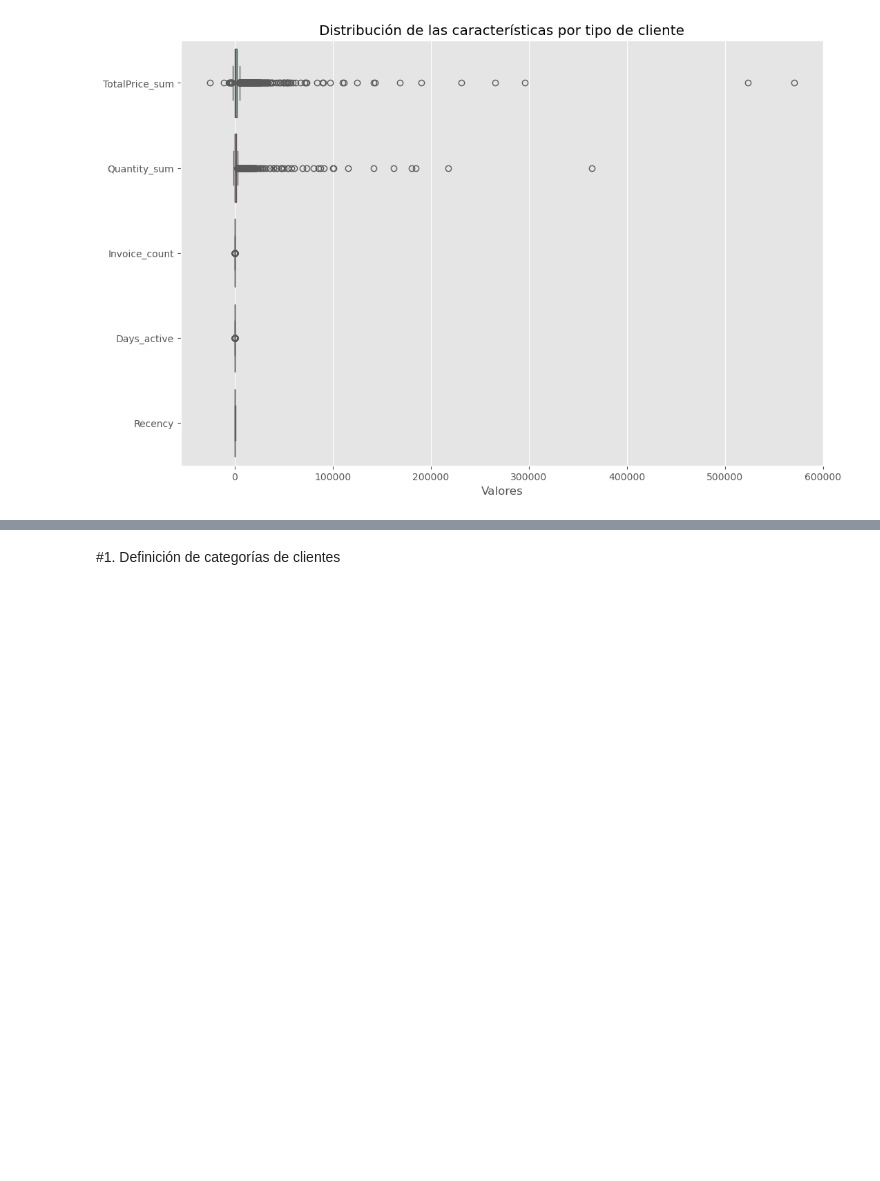
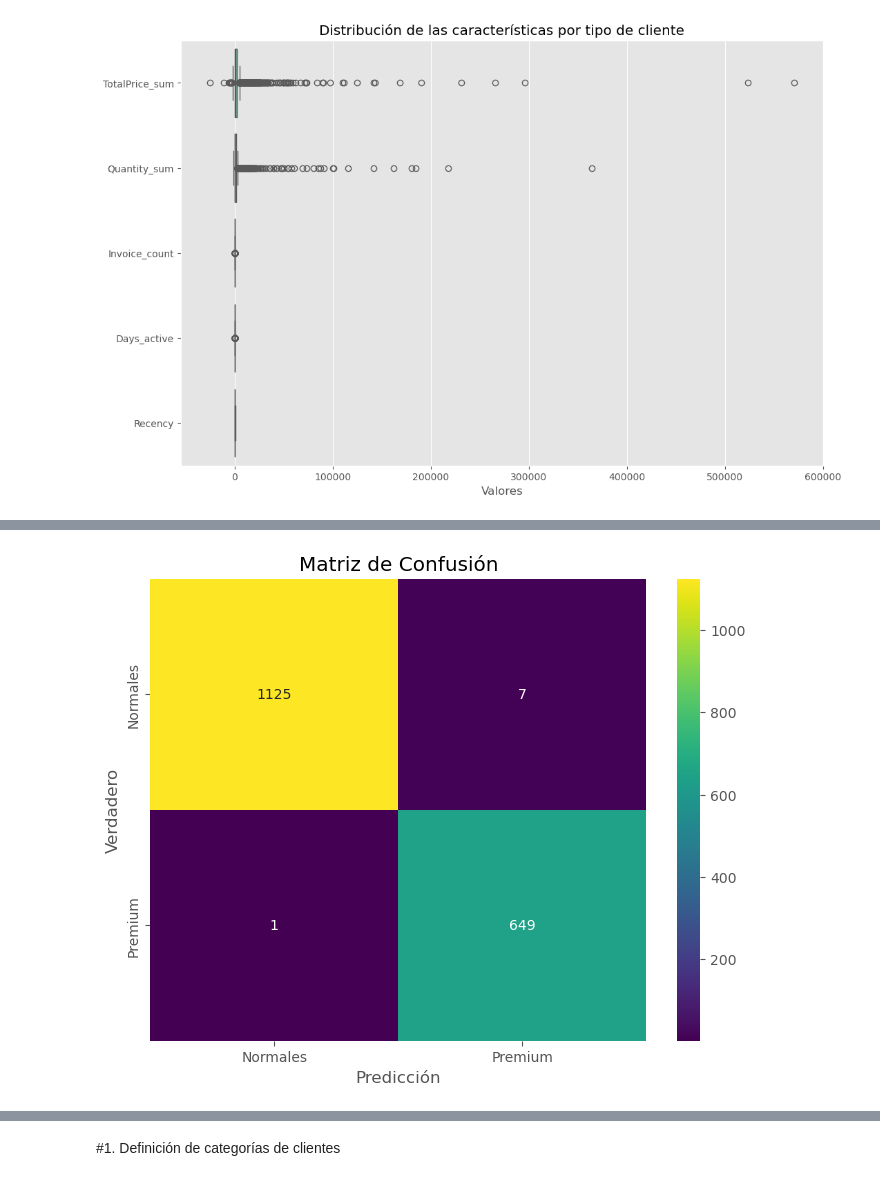
Before and after one commit to Pato66661/Ciencia_Datos_T2, a Jupyter notebook: Taller_Online_Retail.ipynb, the cells around one changed output, grey strips where cells are left out. Saved outputs shown, nothing was run; the diff lists cells and outputs as text; code cells hidden in the pictures; blank space fills up the shorter version.

Commit message:
prueba 17_04_2025

```diff
--- a/Taller_Online_Retail.ipynb
+++ b/Taller_Online_Retail.ipynb
@@ -564,3 +564,101 @@ Distribución de las etiquetas:
 75%           2143.28       1309.50           8.00         8.00   381.00
 max         570380.61     364580.00         510.00       508.00   739.00
 [figure]
+# %%
+from sklearn.model_selection import train_test_split
+from sklearn.ensemble import RandomForestClassifier
+from sklearn.cluster import KMeans
+from sklearn.metrics import silhouette_score, accuracy_score, confusion_matrix, classification_report
+import seaborn as sns
+import matplotlib.pyplot as plt
+import pandas as pd
+import numpy as np
+
+# Crear una copia del DataFrame limpio
+df_modelo = df_clasificacion
+
+# Seleccionar características relevantes basadas en cálculos agregados
+X = df_modelo.groupby('Customer ID').agg(
+    TotalPrice_sum=('TotalPrice', 'sum'),
+    Quantity_sum=('Quantity', 'sum'),
+    Invoice_count=('Invoice', 'nunique'),
+    Days_active=('InvoiceDate', 'nunique'),
+    Recency=('InvoiceDate', lambda x: (pd.Timestamp('2011-12-10 12:50:00') - x.max()).days)
+).reset_index()
+
+# **No usamos la columna 'Categoria', nos centramos en el clustering**
+X_features = X.drop(columns=['Customer ID'])  # Solo características numéricas
+
+# Escalar los datos para clustering (opcional)
+from sklearn.preprocessing import StandardScaler
+scaler = StandardScaler()
+X_scaled = scaler.fit_transform(X_features)
+
+# Aplicar K-Means para clasificar a los clientes (2 clusters: Premium y Normales)
+kmeans = KMeans(n_clusters=2, random_state=42)
+kmeans.fit(X_scaled)
+X['Cluster'] = kmeans.labels_  # Agregar los resultados del clustering al DataFrame
+
+# **Evaluar clustering**
+silhouette_avg = silhouette_score(X_scaled, kmeans.labels_)
+print(f"Coeficiente de Silhouette: {silhouette_avg:.2f}")
+
+# Dividir los datos en conjuntos de entrenamiento y prueba (para clasificación supervisada)
+# Usamos los clusters como etiquetas para entrenar un modelo supervisado
+X_train, X_test, y_train, y_test = train_test_split(X_features, X['Cluster'], test_size=0.3, random_state=42, stratify=X['Cluster'])
+
+# Entrenar el modelo de clasificación
+modelo = RandomForestClassifier(class_weight='balanced', random_state=42)
+modelo.fit(X_train, y_train)
+
+# Realizar predicciones
+y_pred = modelo.predict(X_test)
+
+# Evaluar el rendimiento del modelo
+accuracy = accuracy_score(y_test, y_pred)
+print(f"\nAccuracy del modelo: {accuracy:.2f}")
+print("\nReporte de clasificación:")
+print(classification_report(y_test, y_pred))
+
+# Matriz de confusión
+cm = confusion_matrix(y_test, y_pred)
+plt.figure(figsize=(8, 6))
+sns.heatmap(cm, annot=True, fmt='d', cmap='viridis', xticklabels=['Normales', 'Premium'], yticklabels=['Normales', 'Premium'])
+plt.title("Matriz de Confusión")
+plt.xlabel("Predicción")
+plt.ylabel("Verdadero")
+plt.show()
+
+# Visualización de importancia de características
+importancias = modelo.feature_importances_
+features_importancia = pd.DataFrame({
+    'Feature': X_features.columns,
+    'Importance': importancias
+}).sort_values(by='Importance', ascending=False)
+
+plt.figure(figsize=(10, 8))
+sns.barplot(x='Importance', y='Feature', data=features_importancia, palette='viridis')
+plt.title("Importancia de las Características")
+plt.xlabel("Importancia")
+plt.ylabel("Características")
+plt.show()
+
+# **Visualización de Clustering**
+plt.figure(figsize=(10, 6))
+sns.scatterplot(
+    x=X['TotalPrice_sum'], y=X['Quantity_sum'], hue=X['Cluster'],
+    palette='viridis', legend="full"
+)
+plt.title("Clustering de Clientes")
+
+# Dividir los datos en clientes premium y normales según los clusters
+clientes_premium = X[X['Cluster'] == 1]  # Por convención, asumimos Cluster 1 es premium
+clientes_normales = X[X['Cluster'] == 0]
+
+# Resumen descriptivo de cada grupo
+print("\nResumen descriptivo de clientes premium:")
+print(clientes_premium.describe().round(2))
+
+print("\nResumen descriptivo de clientes normales:")
+print(clientes_normales.describe().round(2))
+# %% [output]
@@ -566,0 +678 @@ max         570380.61     364580.00         510.00       508.00   739.00
+[figure, added]
```
Also changed, not shown: parts of 1 cell of this notebook.
